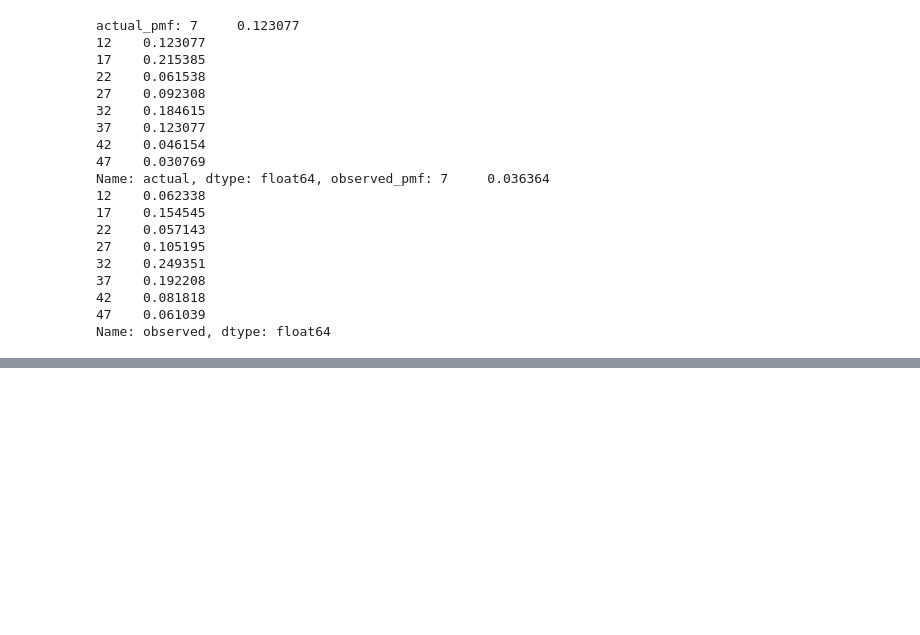
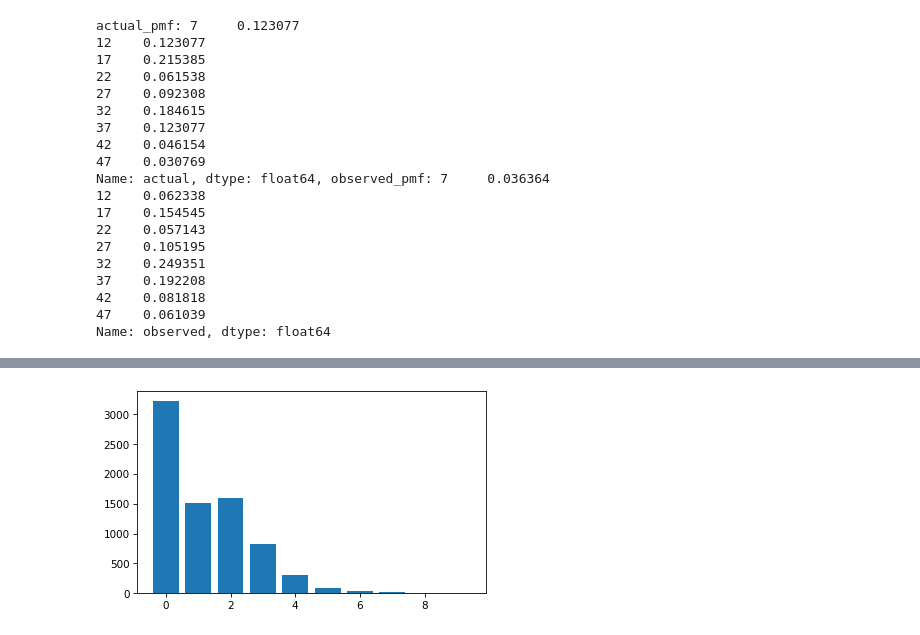
Before and after one commit to lochnes-007/EDA, a Jupyter notebook: nsfg.ipynb, the cells around one changed output, grey strips where cells are left out. Saved outputs shown, nothing was run; the diff lists cells and outputs as text; code cells hidden in the pictures; blank space fills up the shorter version.

```diff
--- a/nsfg.ipynb
+++ b/nsfg.ipynb
@@ -596,0 +600,4 @@ def unbias(pmf, name):
+# %%
+from nsfg import read_fem_resp
+resp = read_fem_resp()
+resp.shape
@@ -596,0 +606,6 @@ def unbias(pmf, name):
+# %%
+resp = resp.query("numbabes < 10")
+# %%
+num_bb = resp["numbabes"]
+# %%
+ftab_bb = FreqTab.from_seq(num_bb, name="numbabes")
@@ -596,0 +643,4 @@ def unbias(pmf, name):
+# %%
+ftab_bb.bar()
+# %% [output]
+[figure, added]
```
Also changed, not shown: parts of 7 cells of this notebook.
